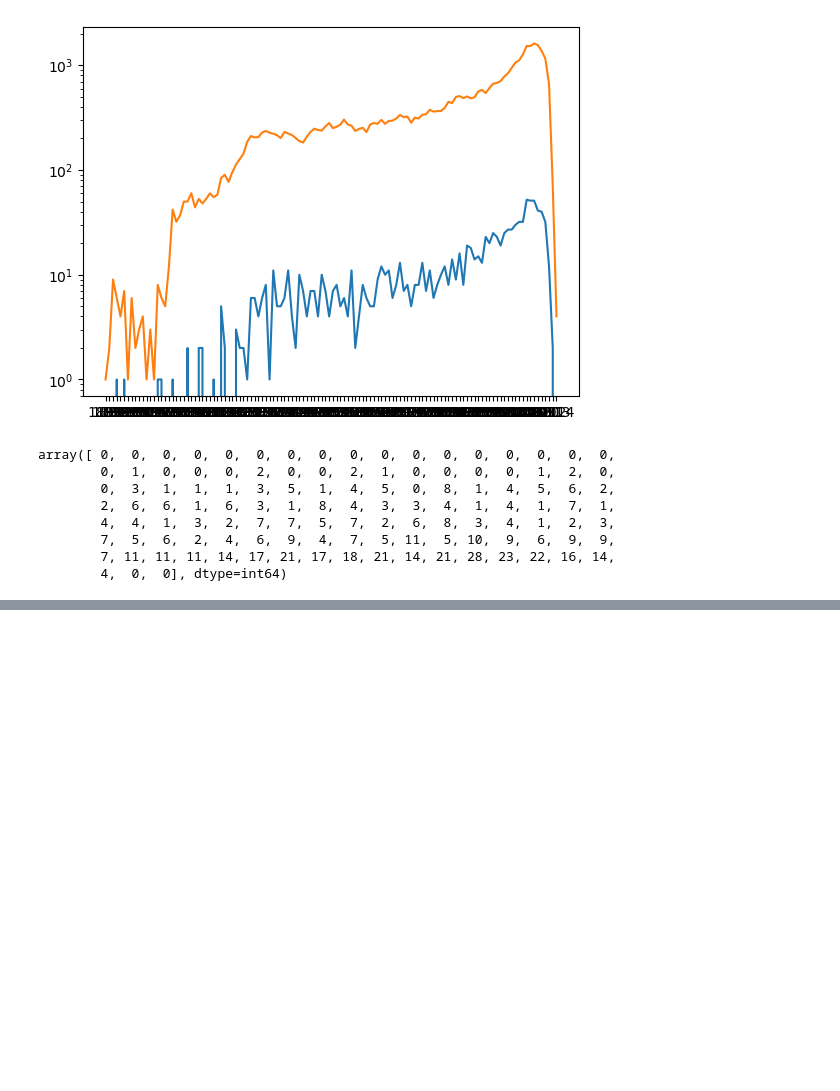
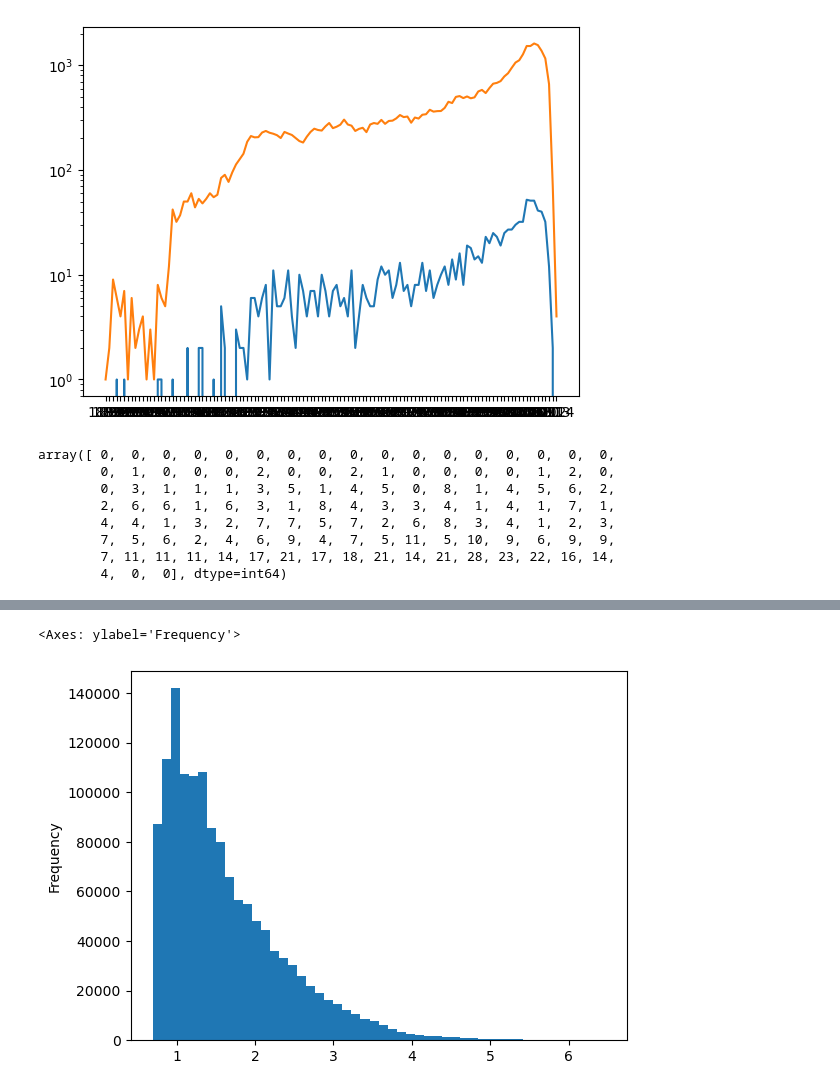
Before and after one commit to epfl-ada/ada-2023-project-thepiratesofthestreet, a Jupyter notebook: tests_geza.ipynb, the cells around one changed output, grey strips where cells are left out. Cells and saved outputs as stored; diff of their text form; code cells hidden in the pictures; blank space fills up the shorter version.

```diff
--- a/tests_geza.ipynb
+++ b/tests_geza.ipynb
@@ -255,0 +312,2 @@ array([ 0,  0,  0,  0,  0,  0,  0,  0,  0,  0,  0,  0,  0,  0,  0,  0,  0,
+# %%
+ratings = pd.read_csv(r"Dataset/IMDB/data.tsv", sep = '\t')
@@ -255,0 +412,5 @@ array([ 0,  0,  0,  0,  0,  0,  0,  0,  0,  0,  0,  0,  0,  0,  0,  0,  0,
+# %%
+np.log10(ratings['numVotes']).plot.hist(bins=50)
+# %% [output]
+<Axes: ylabel='Frequency'>
+[figure, added]
```
Also changed, not shown: parts of 45 cells of this notebook.
